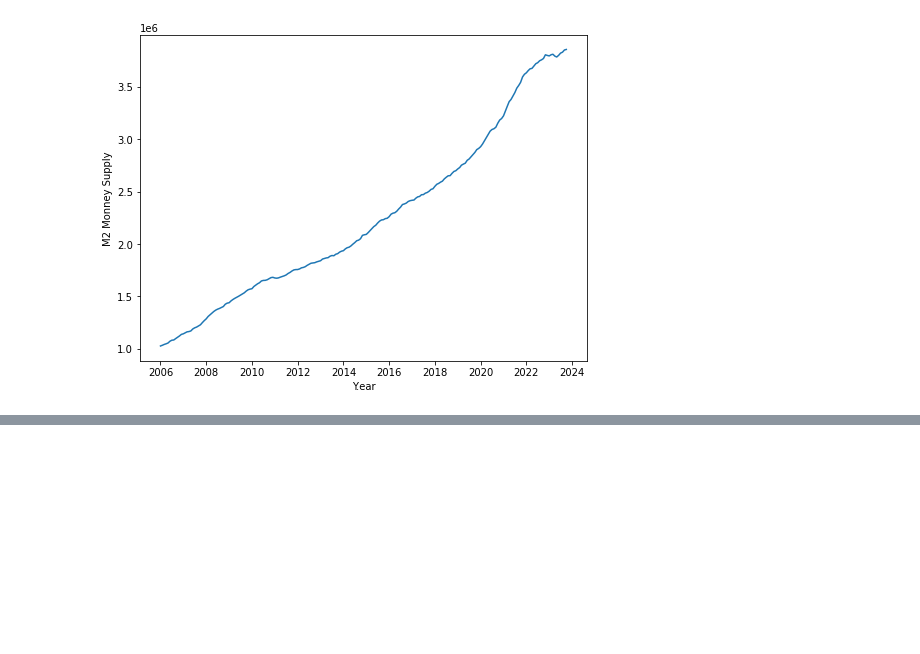
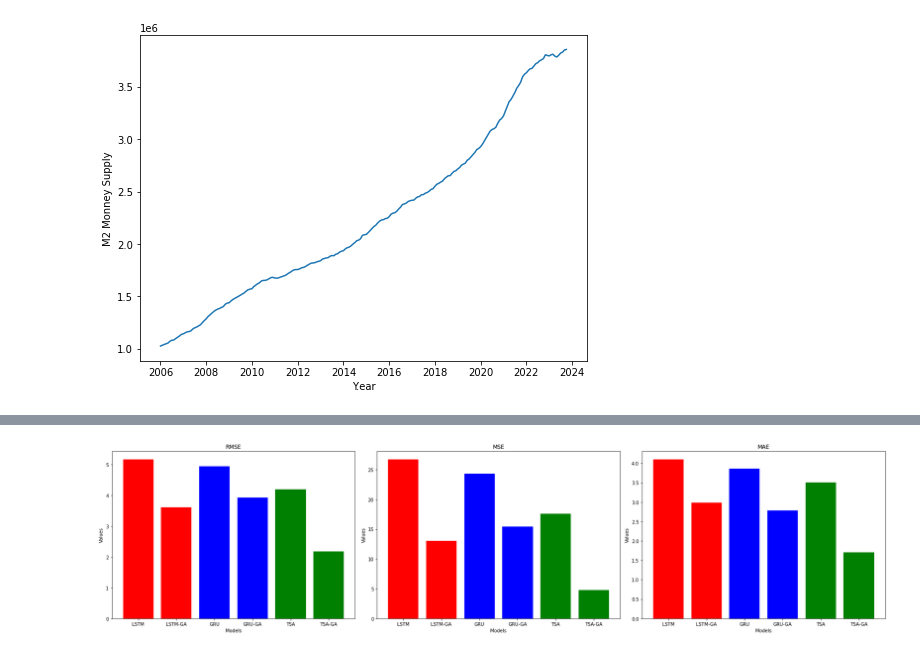
Before and after one commit to hakhyun0615/SCI_Journal, a Jupyter notebook: 코드/Analysis/analysis.ipynb, the cells around one changed output, grey strips where cells are left out. Saved outputs shown, nothing was run; the diff lists cells and outputs as text; code cells hidden in the pictures; blank space fills up the shorter version.

```diff
--- a/코드/Analysis/analysis.ipynb
+++ b/코드/Analysis/analysis.ipynb
@@ -76,0 +162,24 @@ plt.savefig('../../데이터/Figure/fig_3.jpg')
+# %%
+import matplotlib.pyplot as plt
+import numpy as np
+
+model = ['LSTM', 'LSTM-GA', 'GRU', 'GRU-GA', 'TSA', 'TSA-GA']
+rmse = [5.1713, 3.6073, 4.9356, 3.9315, 4.1943, 2.1814]
+mse = [26.7419, 13.0128, 24.3597, 15.4565, 17.5922, 4.7584]
+mae = [4.1029, 2.9851, 3.8586, 2.7812, 3.5029, 1.7017]
+
+fig, ax = plt.subplots(1, 3, figsize=(24, 6))
+
+data = [rmse, mse, mae]
+titles = ['RMSE', 'MSE', 'MAE']
+for i in range(3):
+    ax[i].bar(model, data[i], color=['red','red','blue','blue','green','green'])
+    ax[i].set_title(titles[i])
+    ax[i].set_xlabel('Models')
+    ax[i].set_ylabel('Values')
+    ax[i].set_xticklabels(model)
+
+fig.tight_layout()
+fig.savefig('../../데이터/Figure/fig_6.jpg')
+# %% [output]
+[figure, added]
```
Also changed, not shown: parts of 5 cells of this notebook, 5 other files.
